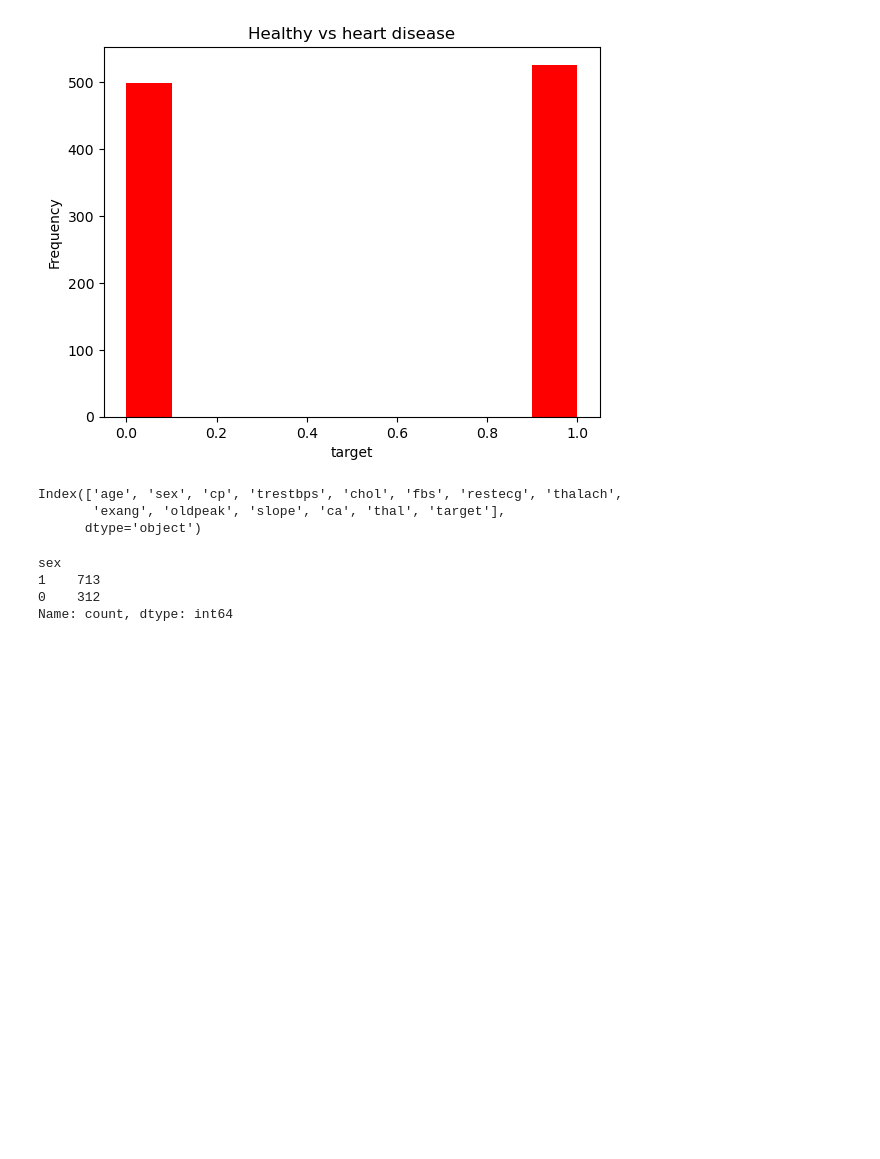
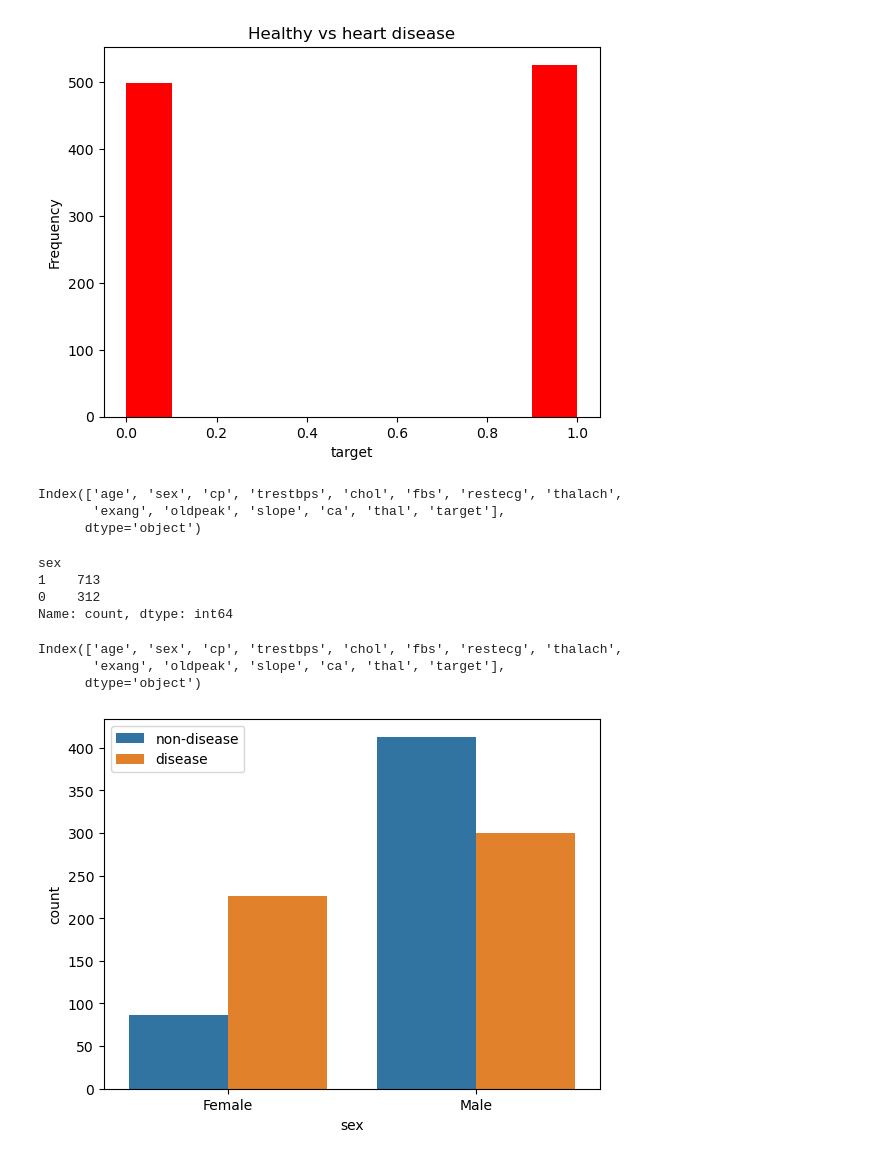
Before and after one commit to Abricos-gt/Heart-Disease-Analysis-Python-Project, a Jupyter notebook: Untitled.ipynb, the cells around one changed output. Cells and saved outputs as stored; diff of their text form; code cells hidden in the pictures; blank space fills up the shorter version.

Commit message:
find Gender Distribution according to the target variable

```diff
--- a/Untitled.ipynb
+++ b/Untitled.ipynb
@@ -165,0 +168,13 @@ Name: count, dtype: int64
+# %%
+df.columns
+# %% [output]
+Index(['age', 'sex', 'cp', 'trestbps', 'chol', 'fbs', 'restecg', 'thalach',
+       'exang', 'oldpeak', 'slope', 'ca', 'thal', 'target'],
+      dtype='object')
+# %%
+sns.countplot(x ="sex" , hue ='target' , data =df)
+plt.xticks([1,0] , ['Male','Female'])
+plt.legend(labels = ["non-disease" , "disease"])
+plt.show()
+# %% [output]
+[figure, added]
```
Also changed, not shown: parts of 7 cells of this notebook.
